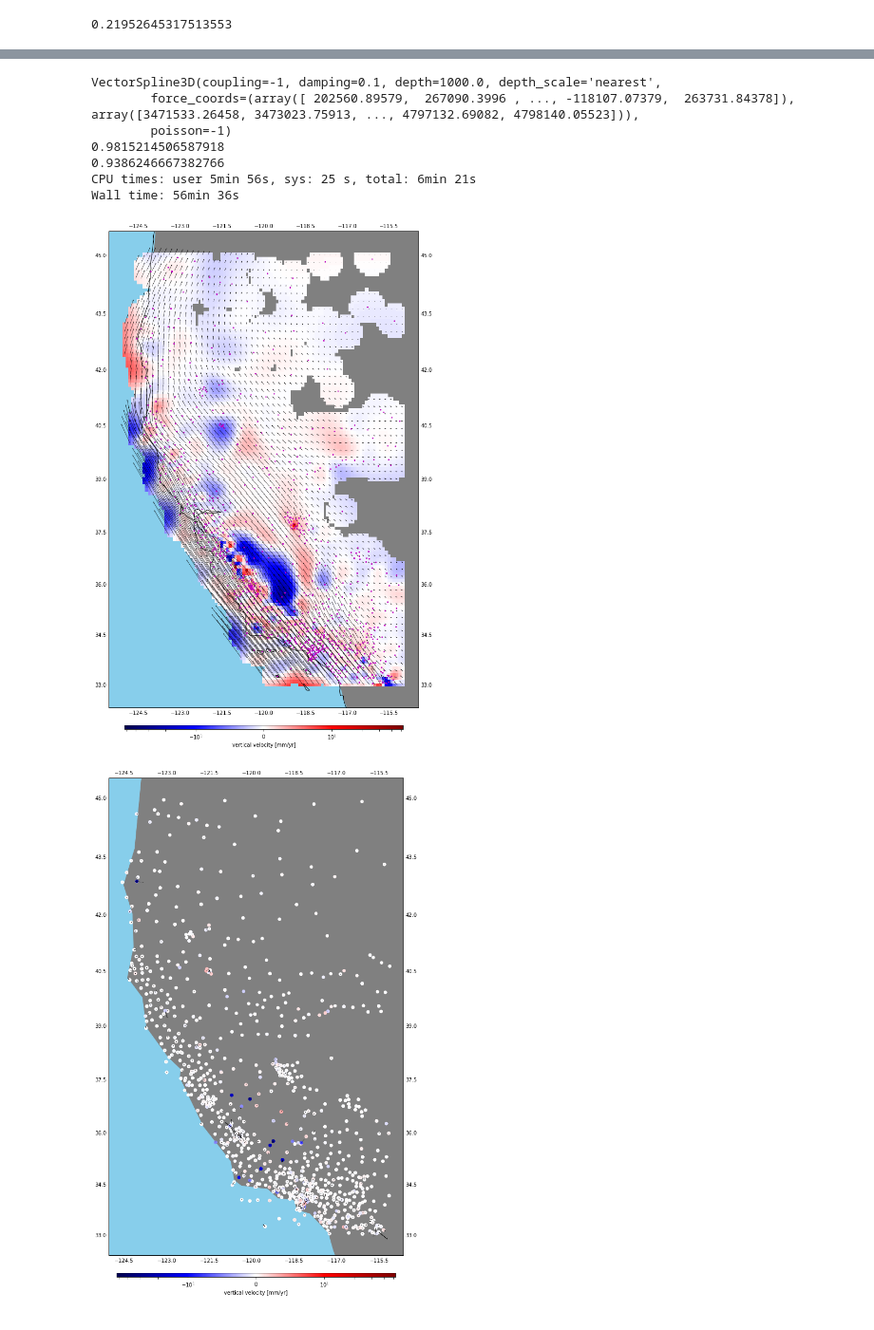
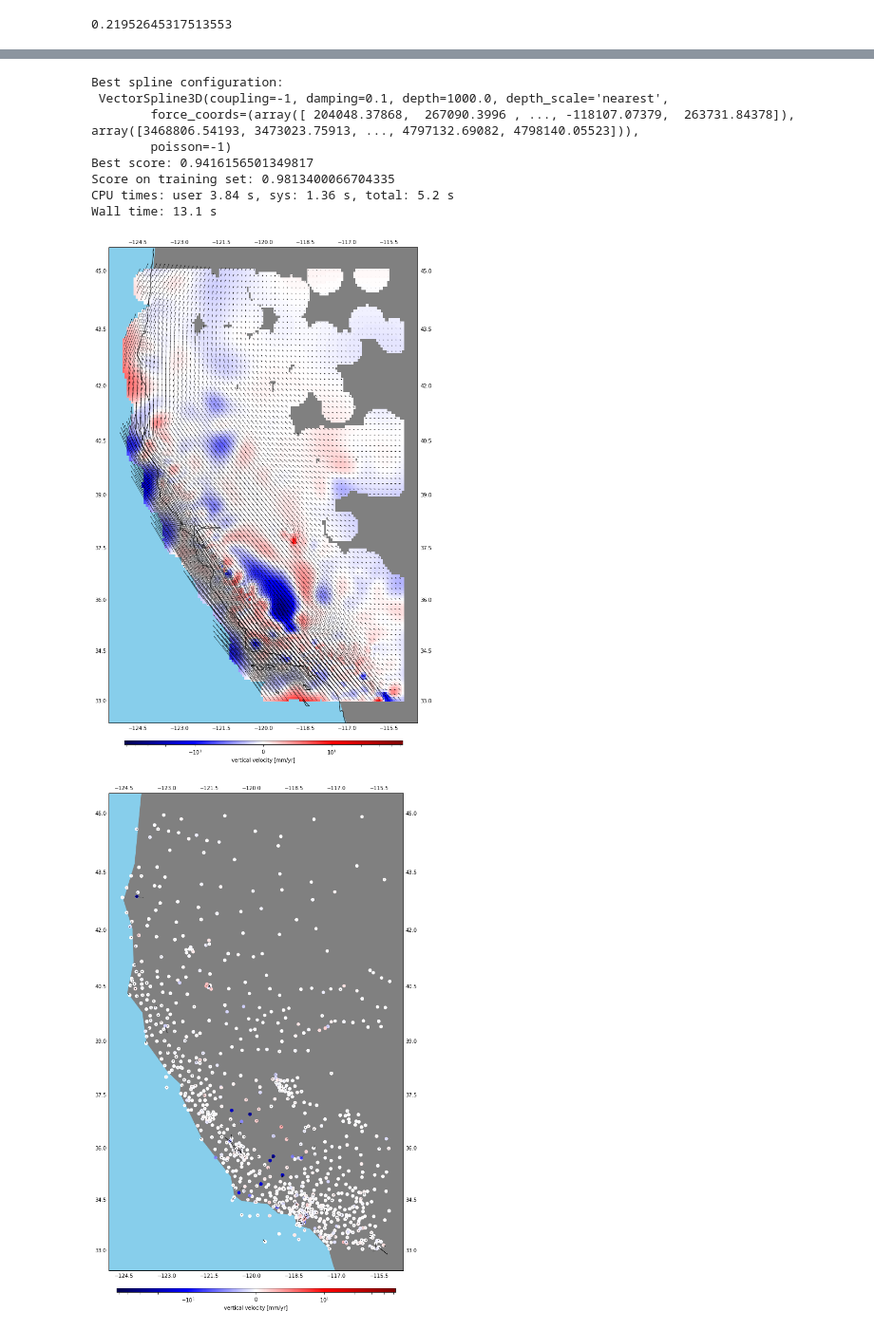
Before and after one commit to leouieda/agu2018, a Jupyter notebook: code/notebooks/pbo_data.ipynb, the cells around one changed output, grey strips where cells are left out. Shown at 95% size. Drawn from its saved outputs; the diff is of its cells as text; code cells hidden in the pictures.

Commit message:
Don't reinforce forces on fault and compare the single spline (PBO)

```diff
--- a/code/notebooks/pbo_data.ipynb
+++ b/code/notebooks/pbo_data.ipynb
@@ -62,7 +62,7 @@ print(data.shape)
 coordinates = (data["Ref_Elong"].values, data["Ref_Nlat"].values)
 components = (data["dE/dt"].values*1000, data["dN/dt"].values*1000, data["dU/dt"].values*1000)
 uncertainty = (data["SEd"].values*1000, data["SNd"].values*1000, data["SUd"].values*1000)
-spacing = 0.1
+spacing = 0.075
 # %% [output]
 (2505, 30)
 # %%
@@ -115,5 +115,6 @@ fault_grid = projection(*[coord[fault_mask] for coord in fault_grid])
 force_coords = blockmean.filter(
     cat_forces([proj_coords, fault_grid]), np.ones(data.shape[0] + fault_grid[0].size)
 )[0]
+force_coords = blockmean.filter(proj_coords, np.ones(data.shape[0]))[0]
 print(force_coords[0].size)
 # %% [output]
@@ -135,30 +140,30 @@ client
 # %%
 %%time
 spline = VectorSpline3DCV(
-    poissons=(-1, -0.5, 0, 0.5),
-    depths=(1e3, 5e3, 10e3, 15e3, 20e3, 30e3, 40e3, 50e3),
-    dampings=(1e-4, 1e-3, 1e-2, 1e-1, 1, 5, 10),
-    couplings=(-1, -0.5, 0, 0.5, 1),
-    #poissons=(0.5,),
-    #depths=(20e3,),
-    #dampings=(1e-3,),
-    #couplings=(-0.5,),
+    #poissons=(-1, -0.5, 0, 0.5),
+    #depths=(1e3, 5e3, 10e3, 15e3, 20e3, 30e3, 40e3, 50e3),
+    #dampings=(1e-4, 1e-3, 1e-2, 1e-1, 1, 5, 10),
+    #couplings=(-1, -0.5, 0, 0.5, 1),
+    poissons=(-1,),
+    depths=(1e3,),
+    dampings=(1e-1,),
+    couplings=(-1,),
     force_coords=force_coords,
     client=client,
 )
-#spline = vd.Vector([vd.Spline(mindist=40e3, damping=1e-8, force_coords=force_coords) for i in range(3)])
 spline.fit(proj_coords, components, weights=weights)
-print(spline.spline_)
-print(spline.score(proj_coords, components, weights=weights))
-print(np.mean(vd.cross_val_score(spline.spline_, proj_coords, components, weights=weights)))
+print("Best spline configuration:\n", spline.gridder_)
+print("Best score:", spline.scores_.max())
+print("Score on training set:", spline.score(proj_coords, components, weights))
 # %% [output]
-VectorSpline3D(coupling=-1, damping=0.1, depth=1000.0, depth_scale='nearest',
-        force_coords=(array([ 202560.89579,  267090.3996 , ..., -118107.07379,  263731.84378]), array([3471533.26458, 3473023.75913, ..., 4797132.69082, 4798140.05523])),
+Best spline configuration:
+ VectorSpline3D(coupling=-1, damping=0.1, depth=1000.0, depth_scale='nearest',
+        force_coords=(array([ 204048.37868,  267090.3996 , ..., -118107.07379,  263731.84378]), array([3468806.54193, 3473023.75913, ..., 4797132.69082, 4798140.05523])),
         poisson=-1)
-0.9815214506587918
-0.9386246667382766
-CPU times: user 5min 56s, sys: 25 s, total: 6min 21s
-Wall time: 56min 36s
+Best score: 0.9416156501349817
+Score on training set: 0.9813400066704335
+CPU times: user 3.84 s, sys: 1.36 s, total: 5.2 s
+Wall time: 13.1 s
 # %%
 grid = spline.grid(
     region=region, spacing=spacing, projection=projection,
@@ -169,29 +174,29 @@ grid = vd.distance_mask(coordinates, maxdist=50e3, grid=grid, projection=project
 # %%
 plt.figure(figsize=(11, 16))
 ax = plt.subplot(111, projection=crs)
 
 ax.add_feature(cfeature.LAND, facecolor="gray")
 ax.add_feature(cfeature.OCEAN, facecolor="skyblue")
 
 grid.up_velocity.plot.pcolormesh(
     ax=ax, cmap=cmap, vmin=-maxabs, vmax=maxabs, norm=norm, transform=transform,
     cbar_kwargs=cbargs
 )
 indexer = slice(None, None, 2)
 # Downsample the arrows so we can actually see something
 down = grid.isel(longitude=indexer, latitude=indexer)
 ax.quiver(down.longitude.values, down.latitude.values,
           down.east_velocity.values, down.north_velocity.values,
           scale=400, width=0.001, transform=transform)
 
-ax.plot(*coordinates, 'm.', markersize=3, transform=transform)
+#ax.plot(*coordinates, 'm.', markersize=3, transform=transform)
 #ax.add_feature(cfeature.BORDERS, linewidth=1)
 ax.coastlines(linewidth=1, resolution="50m")
 ax.gridlines(draw_labels=True, linewidth=0)
 
 plt.tight_layout()
 # %% [output]
-[figure, old version]
+[figure, new version]
 # %%
 predicted = spline.predict(proj_coords)
 residuals = tuple(i - j for i, j in zip(components, predicted))
```
Also changed, not shown: parts of 6 cells of this notebook, 1 other file.
